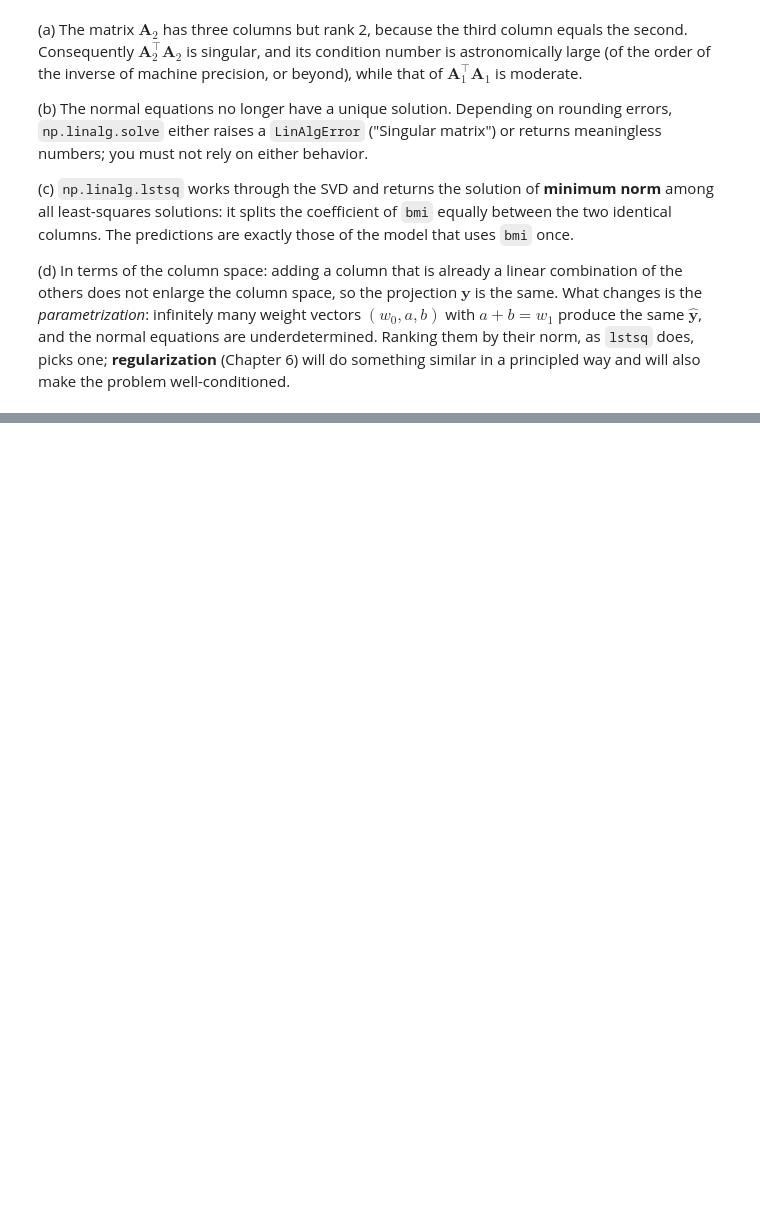
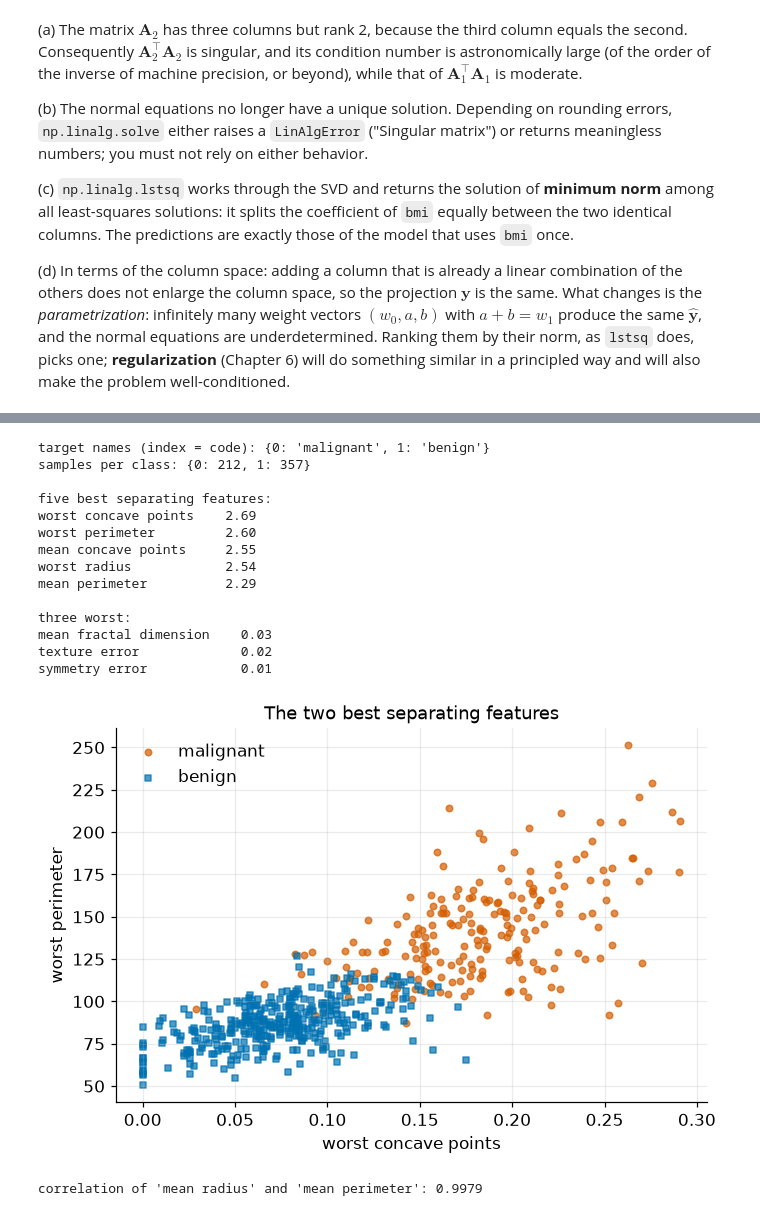
Before and after one commit to Brosss98/machine-learning-with-python-book, a Jupyter notebook: appendices/appendix_c_solutions.ipynb, the cells around one changed output, grey strips where cells are left out. Saved outputs shown, nothing was run; the diff lists cells and outputs as text; code cells hidden in the pictures; blank space fills up the shorter version.

```diff
--- a/appendices/appendix_c_solutions.ipynb
+++ b/appendices/appendix_c_solutions.ipynb
@@ -365,0 +549,55 @@ weights giving exactly the same predictions, and their norms:
+# %%
+def solution_2_8():
+    import matplotlib.pyplot as plt
+    from sklearn.datasets import load_breast_cancer
+
+    bc = load_breast_cancer(as_frame=True)
+    df = bc.frame
+    X, t = df.drop(columns="target"), df["target"]
+
+    # (a) classes
+    print("target names (index = code):", dict(enumerate(bc.target_names.tolist())))
+    print("samples per class:", t.value_counts().sort_index().to_dict())
+
+    # (b) standardized difference between the class means (pooled standard deviation)
+    n0, n1 = (t == 0).sum(), (t == 1).sum()
+    m0, m1 = X[t == 0].mean(), X[t == 1].mean()
+    pooled = np.sqrt(((n0 - 1) * X[t == 0].var() + (n1 - 1) * X[t == 1].var()) / (n0 + n1 - 2))
+    d = ((m0 - m1).abs() / pooled).sort_values(ascending=False)
+    print("\nfive best separating features:")
+    print(d.head(5).round(2).to_string())
+    print("\nthree worst:")
+    print(d.tail(3).round(2).to_string())
+
+    # (c) scatter plot of the two best features
+    f1, f2 = d.index[:2]
+    fig, ax = plt.subplots(figsize=(6.4, 4.4))
+    for code, color, marker in [(0, VERMILION, "o"), (1, BLUE, "s")]:
+        sel = t == code
+        ax.scatter(X.loc[sel, f1], X.loc[sel, f2], s=18, color=color, marker=marker, alpha=0.7, label=bc.target_names[code])
+    ax.set(xlabel=f1, ylabel=f2, title="The two best separating features")
+    ax.legend(frameon=False)
+    fig.tight_layout()
+    plt.show()
+
+    # (d) redundancy between two features
+    print(f"\ncorrelation of 'mean radius' and 'mean perimeter': {df['mean radius'].corr(df['mean perimeter']):.4f}")
+
+solution_2_8()
+# %% [output]
+target names (index = code): {0: 'malignant', 1: 'benign'}
+samples per class: {0: 212, 1: 357}
+
+five best separating features:
+worst concave points    2.69
+worst perimeter         2.60
+mean concave points     2.55
+worst radius            2.54
+mean perimeter          2.29
+
+three worst:
+mean fractal dimension    0.03
+texture error             0.02
+symmetry error            0.01
+[figure, added]
+correlation of 'mean radius' and 'mean perimeter': 0.9979
```
Also changed, not shown: parts of 12 cells of this notebook, 10 other files.
